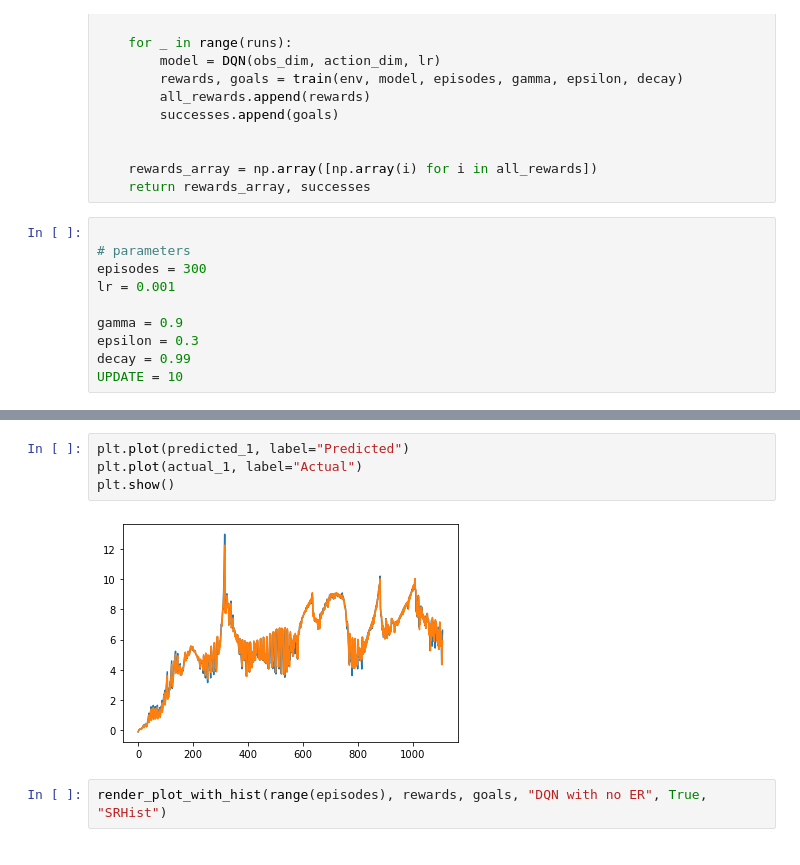
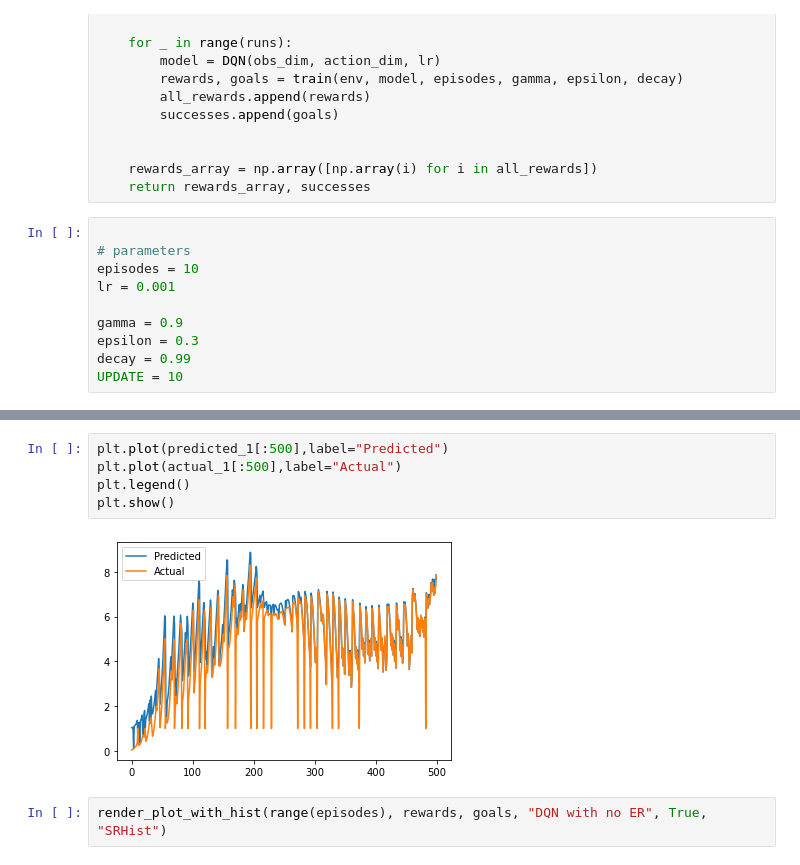
Before and after one commit to Dylan-Trollope/MSCDissertation, a Jupyter notebook: CartPole/SingleReplay.ipynb, the cells around one changed output, grey strips where cells are left out. Cells and saved outputs as stored; diff of their text form.

```diff
--- a/CartPole/SingleReplay.ipynb
+++ b/CartPole/SingleReplay.ipynb
@@ -130,7 +162,7 @@ def average(runs, env, episodes):
 # %%
 
 # parameters
-episodes = 300
+episodes = 10
 lr = 0.001
 
 gamma = 0.9
@@ -181,9 +245,10 @@ plt.show()
 # %%
-plt.plot(predicted_1, label="Predicted")
-plt.plot(actual_1, label="Actual")
+plt.plot(predicted_1[:500],label="Predicted")
+plt.plot(actual_1[:500],label="Actual")
+plt.legend()
 plt.show()
 # %% [output]
-[figure, old version]
+[figure, new version]
 # %%
 render_plot_with_hist(range(episodes), rewards, goals, "DQN with no ER", True, "SRHist")
 # %% [output]
```
Also changed, not shown: parts of 15 cells of this notebook, 2 other files.
